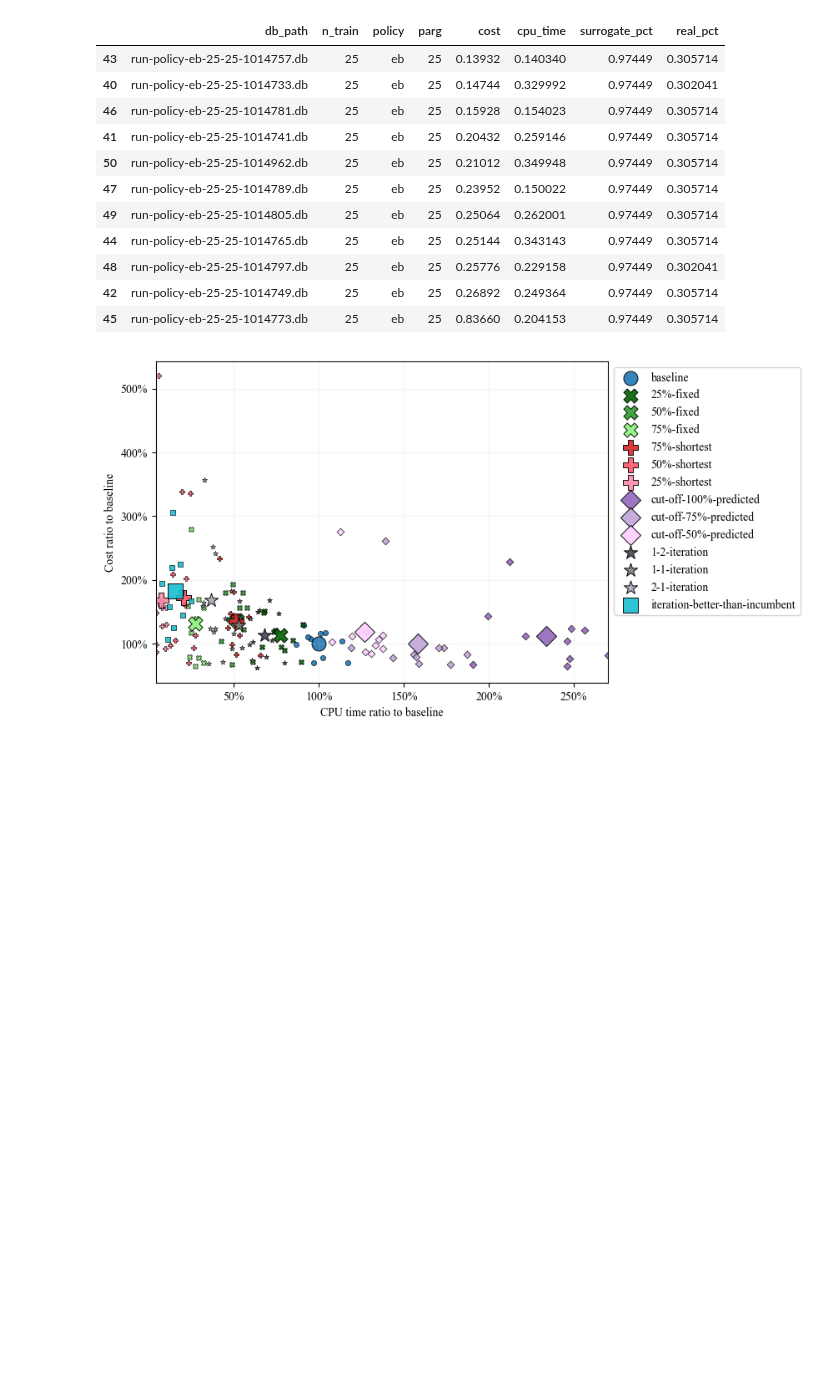
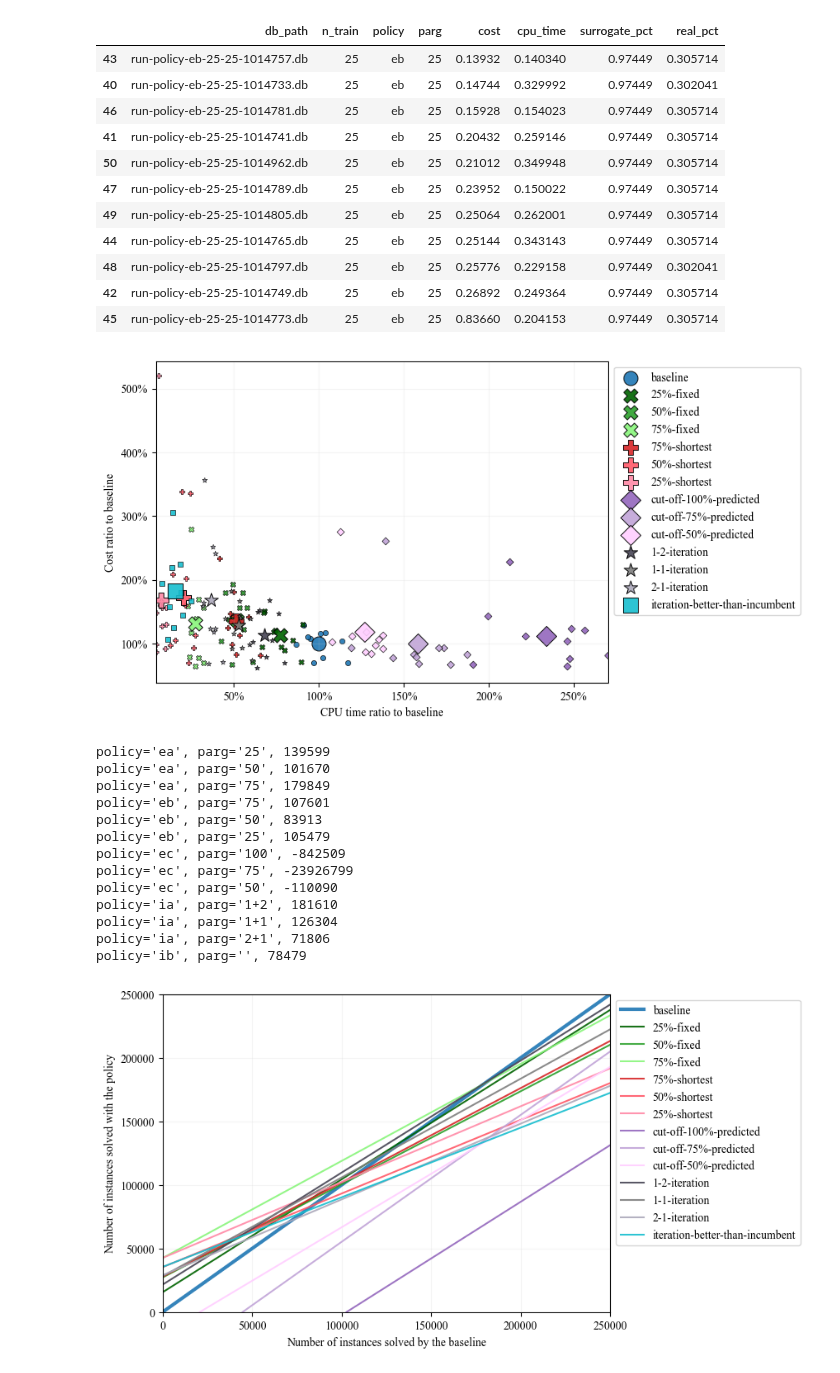
Before and after one commit to zakrzewow/raw-algorithm-portfolios, a Jupyter notebook: results.ipynb, the cells around one changed output. Cells and saved outputs as stored; diff of their text form; code cells hidden in the pictures; blank space fills up the shorter version.

```diff
--- a/results.ipynb
+++ b/results.ipynb
@@ -211,7 +211,6 @@ results = db.get_results()
 # %%
 import matplotlib.pyplot as plt
 import matplotlib.ticker as mtick
-
 
 plt.rcParams["font.family"] = "Times New Roman"
 plt.rcParams["axes.grid"] = True
@@ -266,7 +265,7 @@ BASELINE_COST = df25_agg.at[("baseline", ""), "cost"]
 BASELINE_CPU_TIME = df25_agg.at[("baseline", ""), "cpu_time"]
 
 for (policy, parg), row in df25_agg.iterrows():
-    _ = df.loc[(df["policy"] == policy) & (df["parg"] == parg)]
+    _ = df.loc[(df["policy"] == policy) & (df["parg"] == parg) & (df["n_train"] == "25")]
     plt.scatter(
         _["cpu_time"] / BASELINE_CPU_TIME,
         _["cost"] / BASELINE_COST,
@@ -301,3 +300,48 @@ plt.ylabel("Cost ratio to baseline")
 plt.show()
 # %% [output]
 [figure]
+# %%
+BASELINE_COST = df25_agg.at[("baseline", ""), "cost"]
+BASELINE_CPU_TIME = df25_agg.at[("baseline", ""), "cpu_time"]
+
+fig, ax = plt.subplots(figsize=(7, 5))
+
+for (policy, parg), row in df25_agg.iterrows():
+    cost = row["cost"]
+    cpu_time = row["cpu_time"]
+
+    alpha = BASELINE_COST / cost
+    beta = (BASELINE_CPU_TIME - cpu_time) * 3600 / cost
+
+    ax.axline(
+        (0, beta),
+        slope=alpha,
+        alpha=0.9,
+        color=COLORS[(policy, parg)],
+        linewidth=1.5 if policy != "baseline" else 3,
+        label=LABELS[(policy, parg)],
+    )
+    if policy != "baseline":
+        print(f"{policy=}, {parg=}, {int(beta / (1 - alpha)) + 1} ")
+
+plt.legend(bbox_to_anchor=(1, 1), loc='upper left')
+plt.xlabel("Number of instances solved by the baseline")
+plt.ylabel("Number of instances solved with the policy")
+plt.xlim(0, 250000)
+plt.ylim(0, 250000)
+plt.show()
+# %% [output]
+policy='ea', parg='25', 139599
+policy='ea', parg='50', 101670
+policy='ea', parg='75', 179849
+policy='eb', parg='75', 107601
+policy='eb', parg='50', 83913
+policy='eb', parg='25', 105479
+policy='ec', parg='100', -842509
+policy='ec', parg='75', -23926799
+policy='ec', parg='50', -110090
+policy='ia', parg='1+2', 181610
+policy='ia', parg='1+1', 126304
+policy='ia', parg='2+1', 71806
+policy='ib', parg='', 78479
+[figure, added]
```
